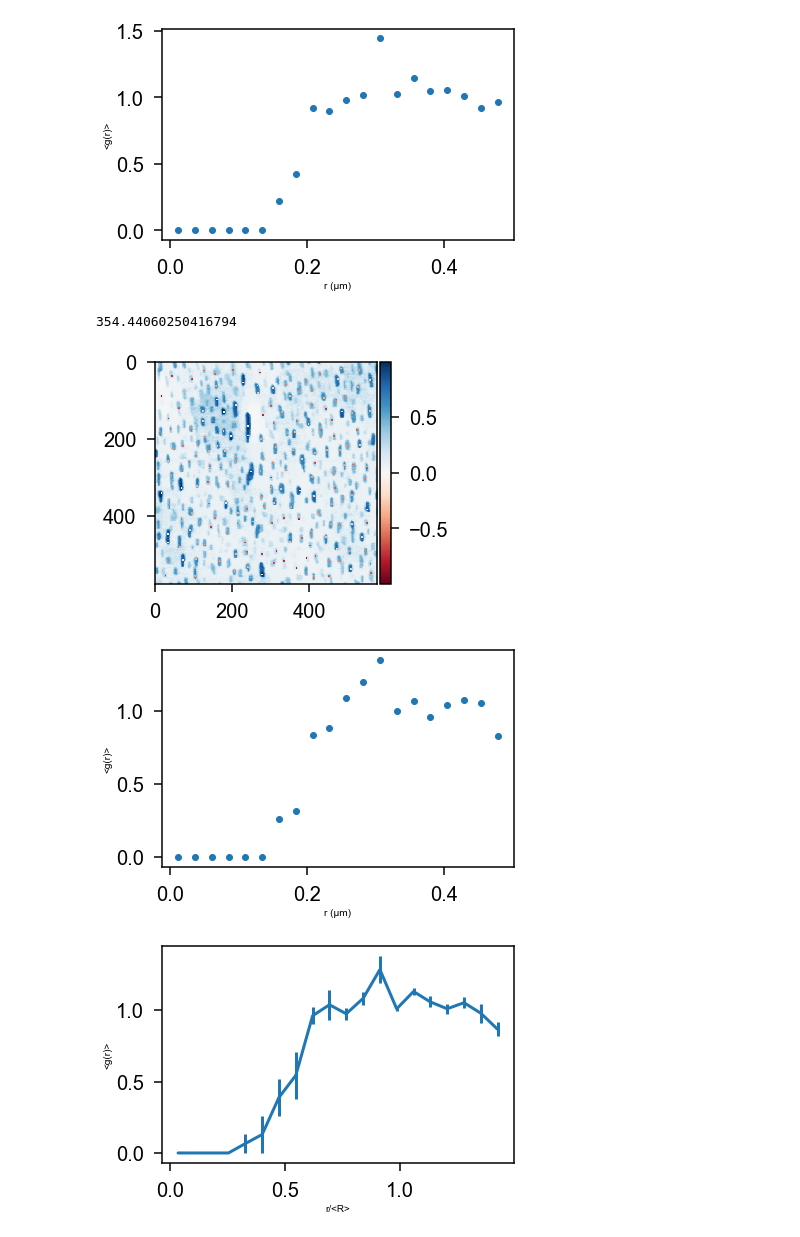
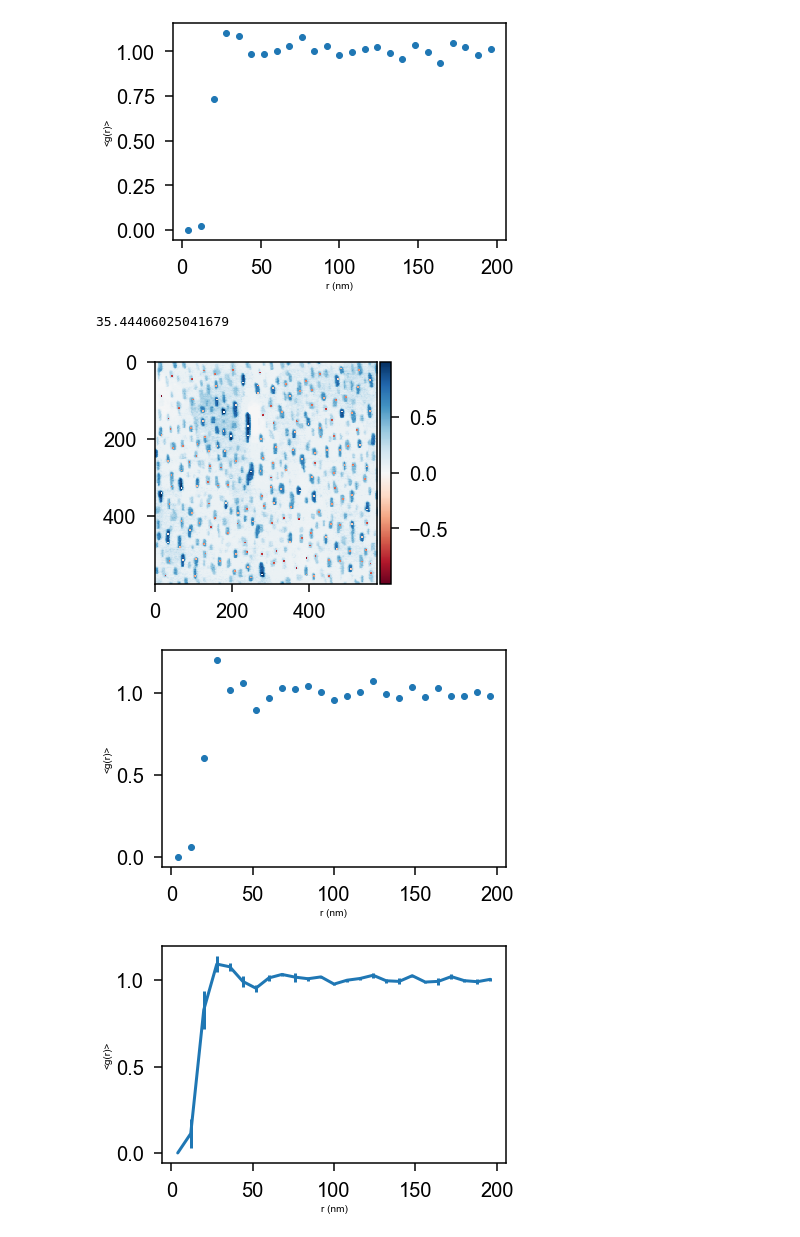
Before and after one commit to cmelab/QD-Paper-RDF, a Jupyter notebook: analyze-406.ipynb, the cells around one changed output. Drawn from its saved outputs; the diff is of its cells as text; code cells hidden in the pictures.

```diff
--- a/analyze-406.ipynb
+++ b/analyze-406.ipynb
@@ -29,18 +29,18 @@ def get_dots2(file,microns=2,compare=False,size=2,spacing=5):
 def plot_rdf(dots,L,plot=True):
     box = freud.box.Box(L,L,is2D=True)
     box.periodic=[True,True,False]
-    rdf = freud.density.RDF(20,.49,normalize=True)
+    rdf = freud.density.RDF(25,.200,normalize=True) #new nums for nanometers
     rdf.compute(system=(box,dots),reset=True)
     if plot:
-        plt.scatter(rdf.bin_centers, rdf.rdf)
-        plt.xlabel("r (μm)")
+        plt.scatter(rdf.bin_centers*1000, rdf.rdf)
+        plt.xlabel("r (nm)")
         plt.ylabel("<g(r)>")
         plt.show()
     return rdf.bin_centers, rdf.rdf
 # %%
 rdfs = []
 # %%
-L=5
+L=.5
 R=[]
 dots=get_dots2("406/0.5a.tif",compare=True,microns=L,size=5, spacing=10) #size 5, spacing 10-15 seems reasonable
 b=1/np.sqrt(len(dots)/(L*1000*1000*L))
@@ -56,5 +56,5 @@ rdfs.append(plot_rdf(dots,L,plot=True)[1])
 # %%
-L=5
+L=.5
 dots=get_dots2("406/0.5b.tif",compare=True, microns =L,size=5, spacing=15)
 b=1/np.sqrt(len(dots)/(L*1000*1000*L))
 print(b)
@@ -77,33 +77,33 @@ R.append(b)
 # %%
 rdfs.append(plot_rdf(dots,L,plot=True)[1])
 # %% [output]
-[figure, old version]
+[figure, new version]
 # %%
 dots=get_dots2("406/0.5d.tif",compare=True, microns =L, size=5, spacing=15)
 b=1/np.sqrt(len(dots)/(L*1000*1000*L))
 print(b)
 R.append(b)
 # %% [output]
-354.44060250416794
+35.44406025041679
 [figure]
 # %%
 rdfs.append(plot_rdf(dots,L,plot=True)[1])
 # %% [output]
-[figure, old version]
+[figure, new version]
 # %%
 rdfs = np.asarray(rdfs)
 mean_count = np.mean(rdfs,axis=0)
 sem =  stats.sem(rdfs, axis=0, ddof=1)
 r,rdf = plot_rdf(dots,L,plot=False)
-plt.errorbar(1000*r/np.mean(R), mean_count, yerr=sem)
-#plt.xlabel("r (μm)")
-plt.xlabel("r/<R>")
+plt.errorbar(1000*r, mean_count, yerr=sem)
+plt.xlabel("r (nm)")
+#plt.xlabel("r/<R>")
 plt.ylabel("<g(r)>")
-plt.savefig("M406.png")
-np.savetxt("M406.csv",(1000*r/np.mean(R),mean_count,sem),delimiter=',')
+plt.savefig("M404.png")
+np.savetxt("M404.csv",(1000*r/np.mean(R),mean_count,sem),delimiter=',')
 plt.show()
 # %% [output]
-[figure, old version]
+[figure, new version]
 # %%
 R
 # %% [output]
```
Also changed, not shown: parts of 7 cells of this notebook, 2 other files.
